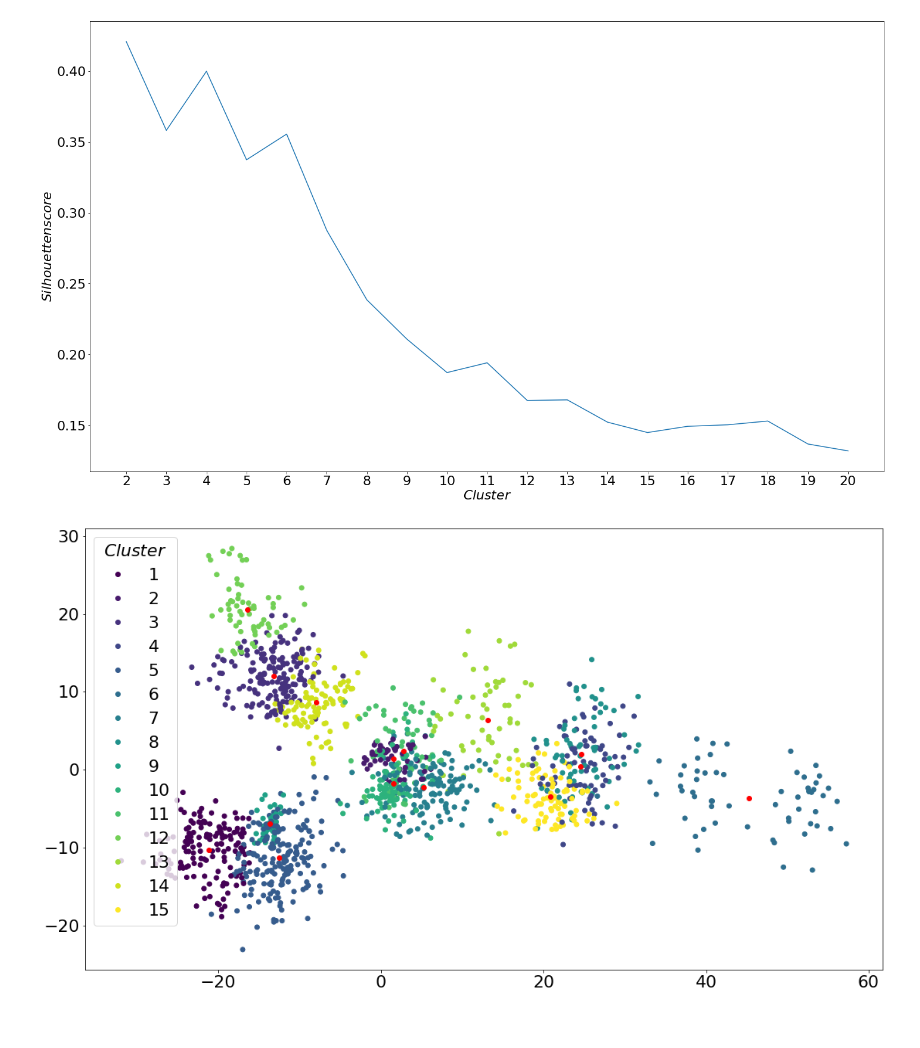
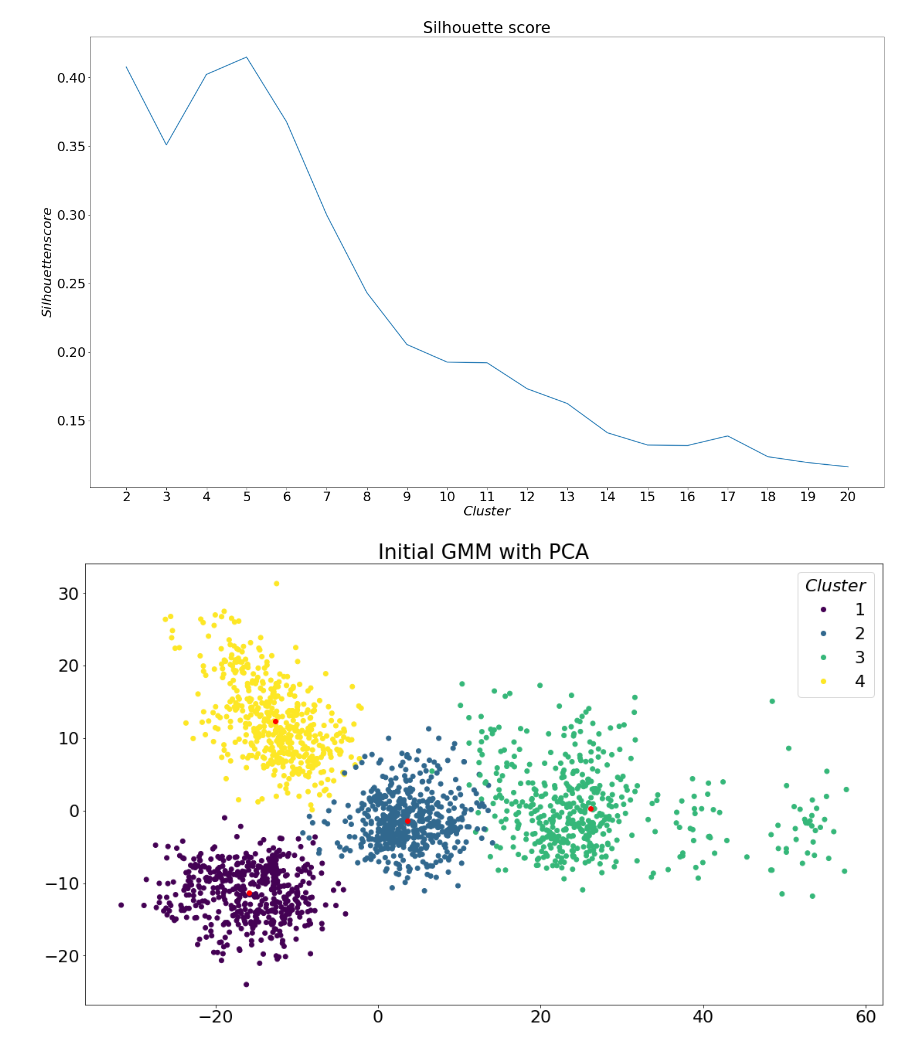
Before and after one commit to tee0paw/Seminararbeit, a Jupyter notebook: smieja_gamma.ipynb, the cells around one changed output. Drawn from its saved outputs; the diff is of its cells as text; code cells hidden in the pictures.

```diff
--- a/smieja_gamma.ipynb
+++ b/smieja_gamma.ipynb
@@ -24,10 +29,12 @@ matplotlib.rc('font', **font)
 # %%
+# a missing value is repressented by this const
 MISSING_VALUE = 1000000
-CLUSTER_NUMBER = 15
+# This constants can be configured
+CLUSTER_NUMBER = 4
 GAMMA = 10
 
 # preprocess data
-with open('wifi_localization_copy.txt') as f:
+with open('wifi_localization.txt') as f:
     file = f.readlines()
 data = []
 for row in file:
@@ -36,6 +43,7 @@ for row in file:
 #random.shuffle(data)
 points = np.array([item[0] for item in data])
 # %%
+# This function calculates the silhouette coefficent of cluster number from 2 to 20
 def silhoeutte(completes):
 
     number_of_clusters_list = []
@@ -52,13 +60,15 @@ def silhoeutte(completes):
     ax = fig.add_axes([0,0,1,1])
     ax.set_ylabel('$\it{Silhouettenscore}$')
     ax.set_xlabel('$\it{Cluster}$')
+    ax.set_title('Silhouette score')
     langs = list(range(2,21))
     pred_bar_chart = ax.plot(langs,number_of_clusters_list)
     plt.xticks(np.arange(2,21, 1.0))
     fig.set_size_inches(18.5,10.5)
-    fig.savefig('silhoeutte_score.png', dpi=100)
+    fig.savefig('plots/silhoeutte_score.png', dpi=100)
     plt.show()
 # %%
+# this function calculates the bic of each cluster from 1 to 20
 def bic_of_gmm(completes):
     ## determine which k is the best for the dataset
     i = 1
@@ -75,10 +85,11 @@ def bic_of_gmm(completes):
     ax = fig.add_axes([0,0,1,1])
     ax.set_ylabel('$\it{BIC}$')
     ax.set_xlabel('$\it{Cluster}$')
+    ax.set_title('BIC')
     langs = list(range(1,21))
     pred_bar_chart = ax.plot(langs,number_of_clusters_list)
     plt.xticks(np.arange(1,21, 1.0))
     fig.set_size_inches(18.5,10.5)
-    fig.savefig('bic_score.png', dpi=100)
+    fig.savefig('plots/bic_score.png', dpi=100)
     plt.show()
 # %%
@@ -394,6 +399,7 @@ def gmm_distribution_missing_values(points):
     means_covariances_weights_list = []
     means_covariances_weights_list_gamma = []
 
+    ### use one of this functions to delete values in the dataset
     # delete random values
     # points = delete_random_values_in_data(points)
 
@@ -404,7 +410,7 @@ def gmm_distribution_missing_values(points):
     #points = delete_specific_values_in_one_dimension(points, 2, 500)
 
     completes = split_data_in_completes(points)
-
+    ### create the initial gmm
     gmm = GaussianMixture(covariance_type="diag", n_components=CLUSTER_NUMBER, random_state = 3).fit(
         completes)
     gmm_means = np.array(gmm.means_)
@@ -416,8 +422,10 @@ def gmm_distribution_missing_values(points):
     bic_of_gmm(completes)
     silhoeutte(completes)
 
+    ### this visualizes the initial gmm
     visualization_of_gmm_pca(labels, completes, gmm_means)
-    ### TEST
+    ### TEST (first row of the dataset)
+    ### predict the probabilities with all known dimensions
     probabilites = gmm.predict_proba([[-64,-56,-61,-66,-71,-82,-81]])
     #print("Verteilungen mit vollständigem Wert durch GMM predicted (-64,-56,-61,-66,-71,-82,-81): ",probabilites)
 
@@ -430,12 +438,14 @@ def gmm_distribution_missing_values(points):
     propabilities_rounded = [round(num,6) for num in propabilities_list[0]]
     pred_bar_chart = ax.bar(langs,propabilities_rounded)
     ax.bar_label(pred_bar_chart, label_type='edge')
+    ax.set_title('Prediction of the GMM with all values')
     ax.yaxis.set_major_formatter(mtick.PercentFormatter())
     plt.xticks(np.arange(1, CLUSTER_NUMBER + 1, 1.0))
     fig.set_size_inches(18.5,10.5)
-    fig.savefig('prediction_of_inital_gmm.png', dpi=100)
+    fig.savefig('plots/prediction_of_inital_gmm.png', dpi=100)
     plt.show()
 
+    ### for every incomplete row a new tupel is created with the new weights, covariances and means with gamma and without gamma
     incompletes = split_data_in_incompletes(points)
 
     for row in incompletes:
@@ -455,11 +465,11 @@ def gmm_distribution_missing_values(points):
         means_covariances_weights_one_row_gamma = new_means, new_covariances, new_weights_gamma
         means_covariances_weights_list_gamma.append(means_covariances_weights_one_row_gamma)
 
-    print(new_means)
+    ### if the initial cluster number is set to four and only one dimension is missing this method creates four normal distributions with the expected values for the missing dimension
     if CLUSTER_NUMBER == 4 and len(new_means[1]) == 1:
         visualization_for_one_dimension(new_means,new_covariances)
         visualization_for_one_dimension_with_gamma(new_means,new_covariances)
-    ### TEST
+    ### TEST (this test checks the new gmm with a value)
     #new_normal_distribution_list = y_in_new_gmm([-64], gmm_means, gmm_covariances, row, new_weights)
     #print("Geschätzte Werte: " ,new_normal_distribution_list)
     return means_covariances_weights_list,means_covariances_weights_list_gamma
@@ -518,6 +533,7 @@ number_of_missing_values = np.count_nonzero(incompletes == MISSING_VALUE)
 number_of_missing_values_str = str(number_of_missing_values)
 fig = plt.figure()
 ax = fig.add_axes([0,0,1,1])
+ax.set_title('Prediction of the implemented method')
 ax.set_ylabel('$\it{Wahrscheinlichkeit}$')
 ax.set_xlabel('$\it{Cluster}$')
 langs = list(range(1,CLUSTER_NUMBER + 1))
@@ -528,6 +544,6 @@ ax.bar_label(pred_bar_chart, label_type='edge')
 ax.yaxis.set_major_formatter(mtick.PercentFormatter())
 plt.xticks(np.arange(1, CLUSTER_NUMBER + 1, 1.0))
 fig.set_size_inches(18.5,10.5)
-fig.savefig('prediction_implemented_method.png', dpi=100)
+fig.savefig('plots/prediction_implemented_method.png', dpi=100)
 plt.show()
 # %% [output]
@@ -535,2 +551,2 @@ plt.show()
-[figure, old version]
+[figure, new version]
-[figure, old version]
+[figure, new version]
```
Also changed, not shown: parts of 13 cells of this notebook, 26 other files.
